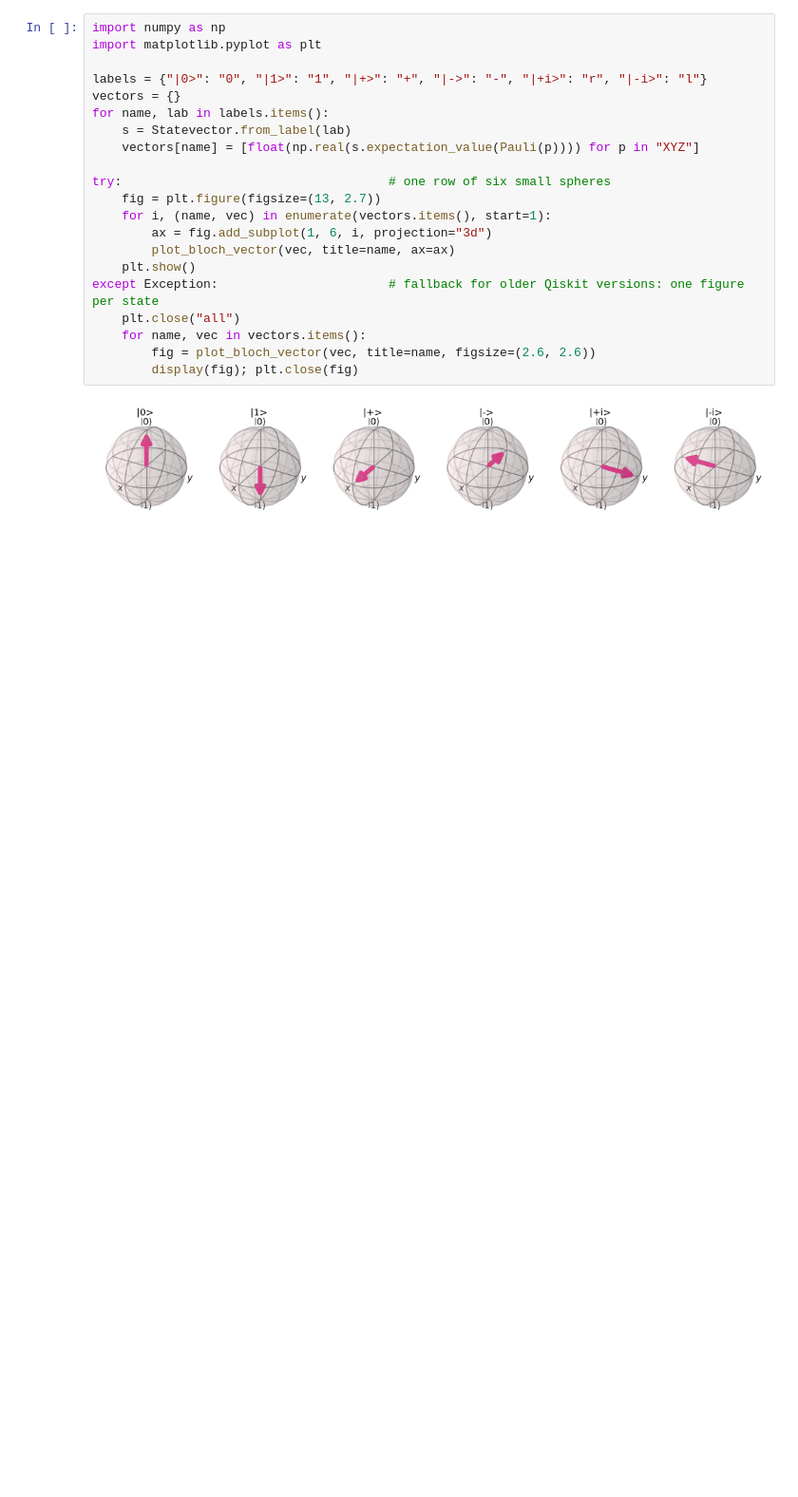
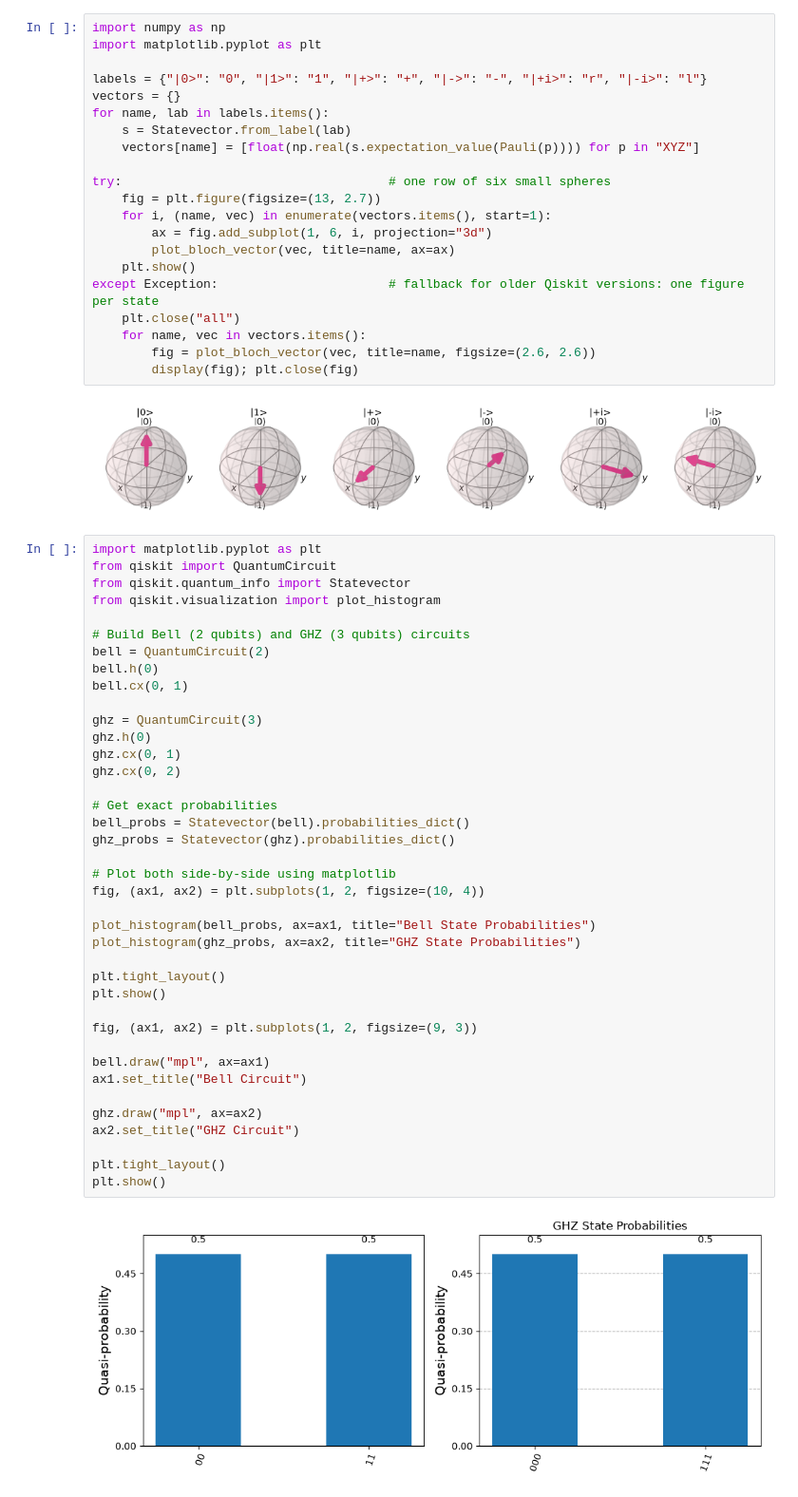
Before and after one commit to supriya130678/quantum-computing-learning, a Jupyter notebook: 01-basics/bell_ghz_states.ipynb, the cells around one changed output. Shown at 95% size. Drawn from its saved outputs; the diff is of its cells as text; blank space fills up the shorter version.

Commit message:
Illustrate Bell State and GHZ State

```diff
--- a/01-basics/bell_ghz_states.ipynb
+++ b/01-basics/bell_ghz_states.ipynb
@@ -72,3 +72,44 @@ except Exception:                       # fallback for older Qiskit versions: on
         display(fig); plt.close(fig)
 # %% [output]
 [figure]
+# %%
+import matplotlib.pyplot as plt
+from qiskit import QuantumCircuit
+from qiskit.quantum_info import Statevector
+from qiskit.visualization import plot_histogram
+
+# Build Bell (2 qubits) and GHZ (3 qubits) circuits
+bell = QuantumCircuit(2)
+bell.h(0)
+bell.cx(0, 1)
+
+ghz = QuantumCircuit(3)
+ghz.h(0)
+ghz.cx(0, 1)
+ghz.cx(0, 2)
+
+# Get exact probabilities
+bell_probs = Statevector(bell).probabilities_dict()
+ghz_probs = Statevector(ghz).probabilities_dict()
+
+# Plot both side-by-side using matplotlib
+fig, (ax1, ax2) = plt.subplots(1, 2, figsize=(10, 4))
+
+plot_histogram(bell_probs, ax=ax1, title="Bell State Probabilities")
+plot_histogram(ghz_probs, ax=ax2, title="GHZ State Probabilities")
+
+plt.tight_layout()
+plt.show()
+
+fig, (ax1, ax2) = plt.subplots(1, 2, figsize=(9, 3))
+
+bell.draw("mpl", ax=ax1)
+ax1.set_title("Bell Circuit")
+
+ghz.draw("mpl", ax=ax2)
+ax2.set_title("GHZ Circuit")
+
+plt.tight_layout()
+plt.show()
+# %% [output]
+[figure, added]
```
Also changed, not shown: parts of 1 cell of this notebook.
